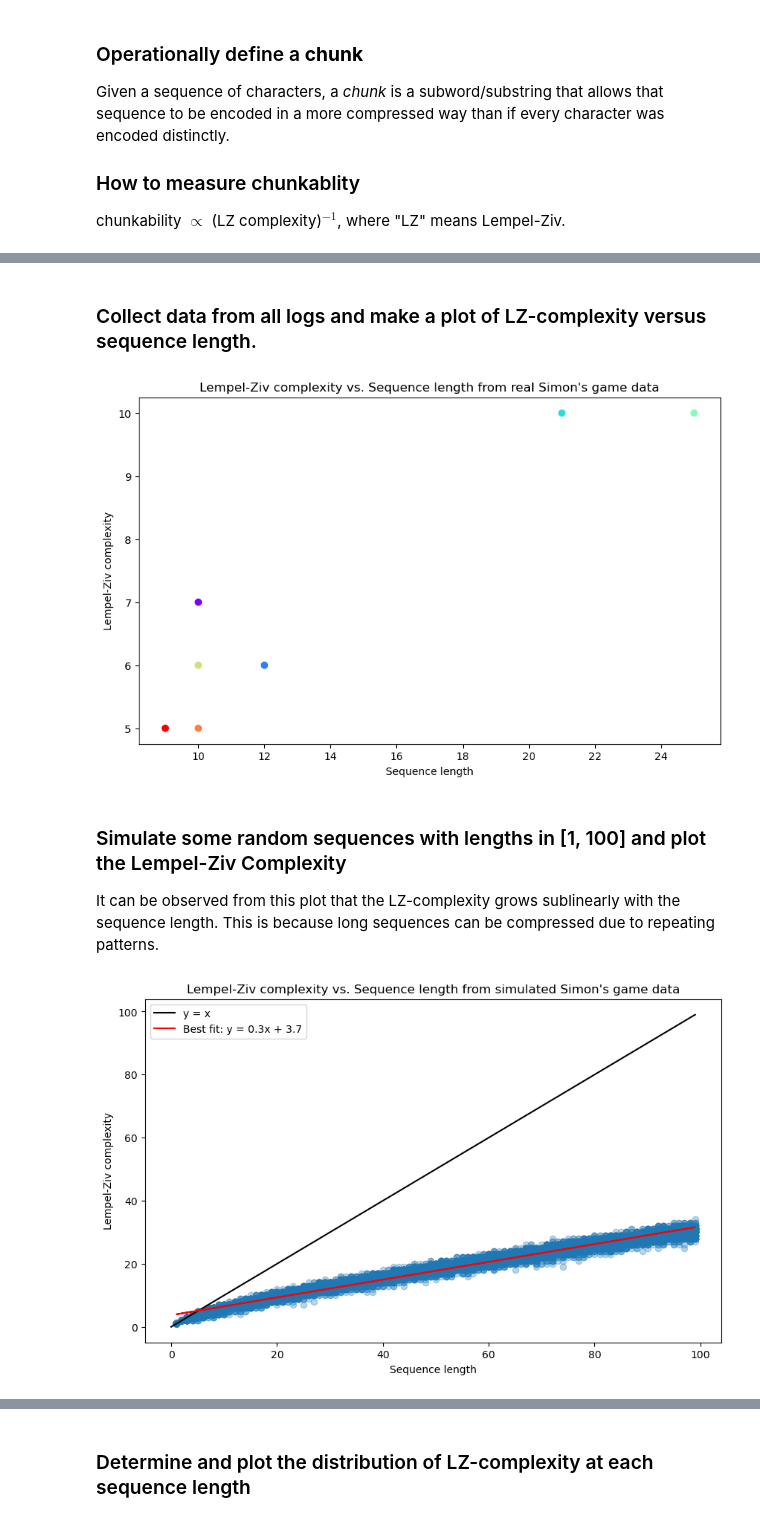
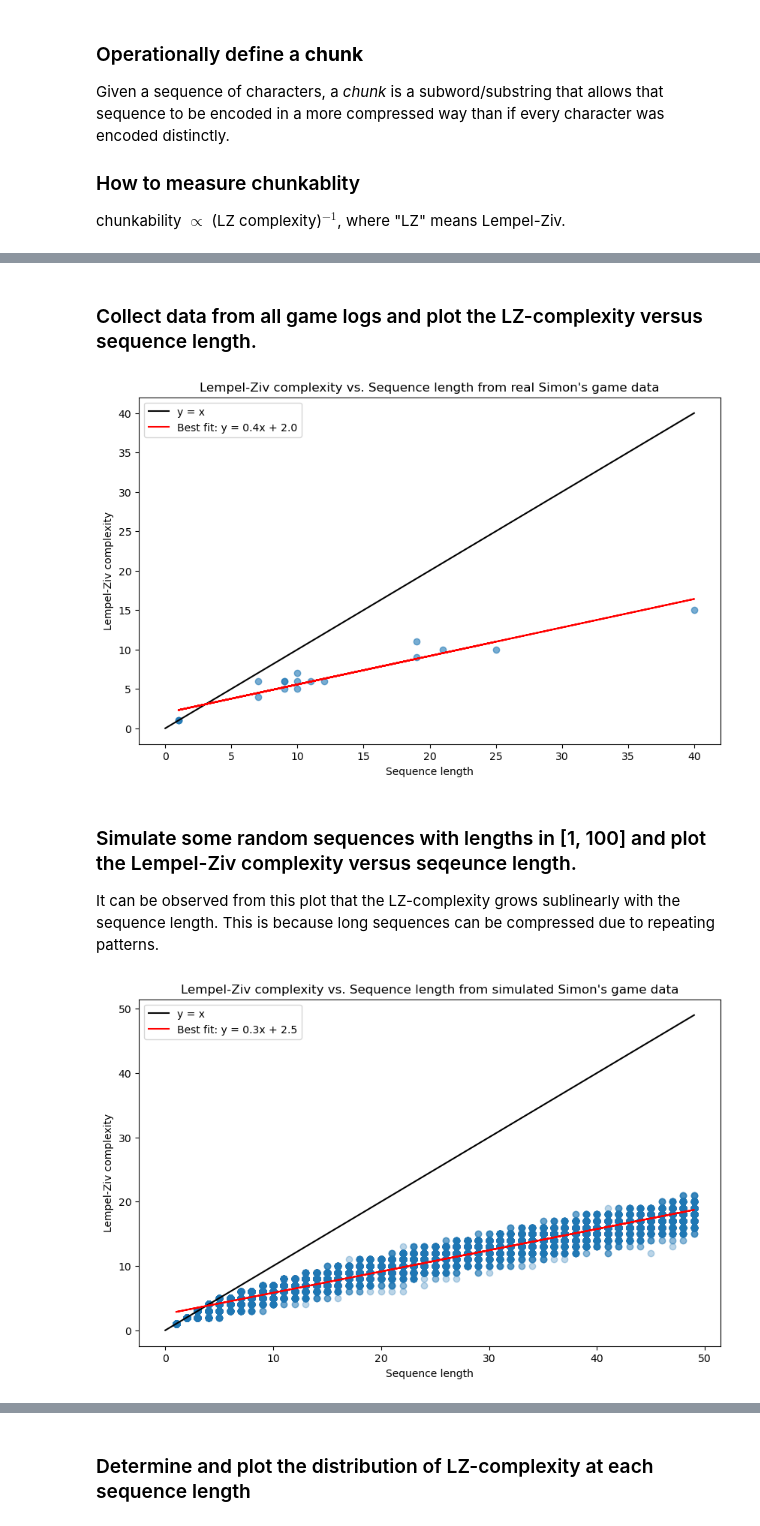
Before and after one commit to qsimeon/PSY1401Projects, a Jupyter notebook: final_project/LempelZivScheme.ipynb, the cells around one changed output, grey strips where cells are left out. Saved outputs shown, nothing was run; the diff lists cells and outputs as text; code cells hidden in the pictures.

```diff
--- a/final_project/LempelZivScheme.ipynb
+++ b/final_project/LempelZivScheme.ipynb
@@ -194,7 +194,7 @@ def parse_simon_game_csv(filepath):
     dataframe["group_id"] = (dataframe["Score"] == 0).cumsum()
     # Split the data into subdataframes based on group_id
     subdataframes = [group for _, group in dataframe.groupby("group_id")]
-    game_results = dict((i + 1, None) for i in range(len(subdataframes)))
+    game_results = dict()
     for data in subdataframes:
         # Get the longest chain the player was able to reproduce
         # and the chain they made when the made a mistake.
@@ -210,6 +210,10 @@ def parse_simon_game_csv(filepath):
                 best_and_last.Score == best_and_last.iloc[-1].Score
             ].Event.to_list()
         )
+        # Discard only length-0 sequences as a result of player inattention
+        # Reasoning for this is that everyone remember at least 1 character.
+        if len(longest_sequence) == 0:
+            continue
         game_number = data.iloc[0].group_id
         # Dictionary containing the longest sequence and the mistake sequence
         game_sequences = {
@@ -274,32 +278,48 @@ List of games in this file: [1, 2, 3]
 
         Lempel-Ziv complexity: 10
 # %% [markdown]
-### Collect data from all logs and make a plot of LZ-complexity versus sequence length.
+### Collect data from all game logs and plot the LZ-complexity versus sequence length.
 # %%
 root_path = "."  # all the games are within subdirectories
 all_sessions_data = parse_simons_game_logs(root_path)
 
-sequences, scores = [], []
+sequences, lengths, scores = [], [], []
 for session in all_sessions_data:
     session_data = all_sessions_data[session]
     for game in session_data:
         sequence = session_data[game]["longest_sequence"]
         sequences.append(sequence)
+        length = len(sequence)
+        lengths.append(length)
         score = round(lempel_ziv_complexity(sequence), 3)
         scores.append(score)
-lengths = np.array([len(seq) for seq in sequences])
-colors = plt.cm.rainbow(np.linspace(0, 1, len(lengths)))
 
+# Plot the human player results
 plt.figure(figsize=(10, 6))
-plt.scatter(lengths, scores, color=colors)
+plt.scatter(lengths, scores, alpha=0.6)
+# Plot y=x line
+max_len = max(lengths)
+plt.plot([0, max_len], [0, max_len], label="y = x", color="k")
+# Calculate best fit line parameters
+a, b = np.polyfit(lengths, scores, 1)
+# Round the slope and intercept to 1 decimal place
+a_rounded = round(a, 1)
+b_rounded = round(b, 1)
+# Create label string for the best fit line
+best_fit_label = f"Best fit: y = {a_rounded}x + {b_rounded}"
+# Plot best fit line with the equation in the label
+plt.plot(lengths, a * np.array(lengths) + b, label=best_fit_label, color="red")
+# plt.plot(lengths, 0.3 * np.array(lengths) + 2.5, label="Simulation fit", color="orange") # Simulation fit
 plt.xlabel("Sequence length")
 plt.ylabel("Lempel-Ziv complexity")
 plt.title("Lempel-Ziv complexity vs. Sequence length from real Simon's game data")
+# Set legend to only show the y=x line and best fit line
+plt.legend()
 plt.show()
 # %% [output]
-[figure, old version]
+[figure, new version]
 # %% [markdown]
-### Simulate some random sequences with lengths in [1, 100] and plot the Lempel-Ziv Complexity
+### Simulate some random sequences with lengths in [1, 100] and plot the Lempel-Ziv complexity versus seqeunce length.
 
 It can be observed from this plot that the LZ-complexity grows sublinearly with the sequence length.
 This is because long sequences can be compressed due to repeating patterns.
@@ -312,40 +332,40 @@ def generate_random_sequence(max_seq_len=100):
 
 
 # Generate sequences and compute LZ complexity scores
-n = 10000
-max_seq_len = 100
+n = 30000
+max_seq_len = 50
 sequences, lengths, scores = [], [], []
 for _ in range(n):
     sequence = generate_random_sequence(max_seq_len=max_seq_len)
     sequences.append(sequence)
     length = len(sequence)
     lengths.append(length)
     score = round(lempel_ziv_complexity(sequence), 3)
     scores.append(score)
 
 # Plot the results of the simulation
 plt.figure(figsize=(10, 6))
 plt.scatter(lengths, scores, alpha=0.3)
 # Plot y=x line
 max_len = max(lengths)
 plt.plot([0, max_len], [0, max_len], label="y = x", color="k")
 # Calculate best fit line parameters
 a, b = np.polyfit(lengths, scores, 1)
 # Round the slope and intercept to 1 decimal place
 a_rounded = round(a, 1)
 b_rounded = round(b, 1)
 # Create label string for the best fit line
 best_fit_label = f"Best fit: y = {a_rounded}x + {b_rounded}"
 # Plot best fit line with the equation in the label
 plt.plot(lengths, a * np.array(lengths) + b, label=best_fit_label, color="red")
 plt.xlabel("Sequence length")
 plt.ylabel("Lempel-Ziv complexity")
 plt.title("Lempel-Ziv complexity vs. Sequence length from simulated Simon's game data")
 # Set legend to only show the y=x line and best fit line
 plt.legend()
 plt.show()
 # %% [output]
-[figure, old version]
+[figure, new version]
 # %% [markdown]
 ### Determine and plot the distribution of sequence lengths at each LZ-complexity
 
```
Also changed, not shown: parts of 8 cells of this notebook, 2 other files.
